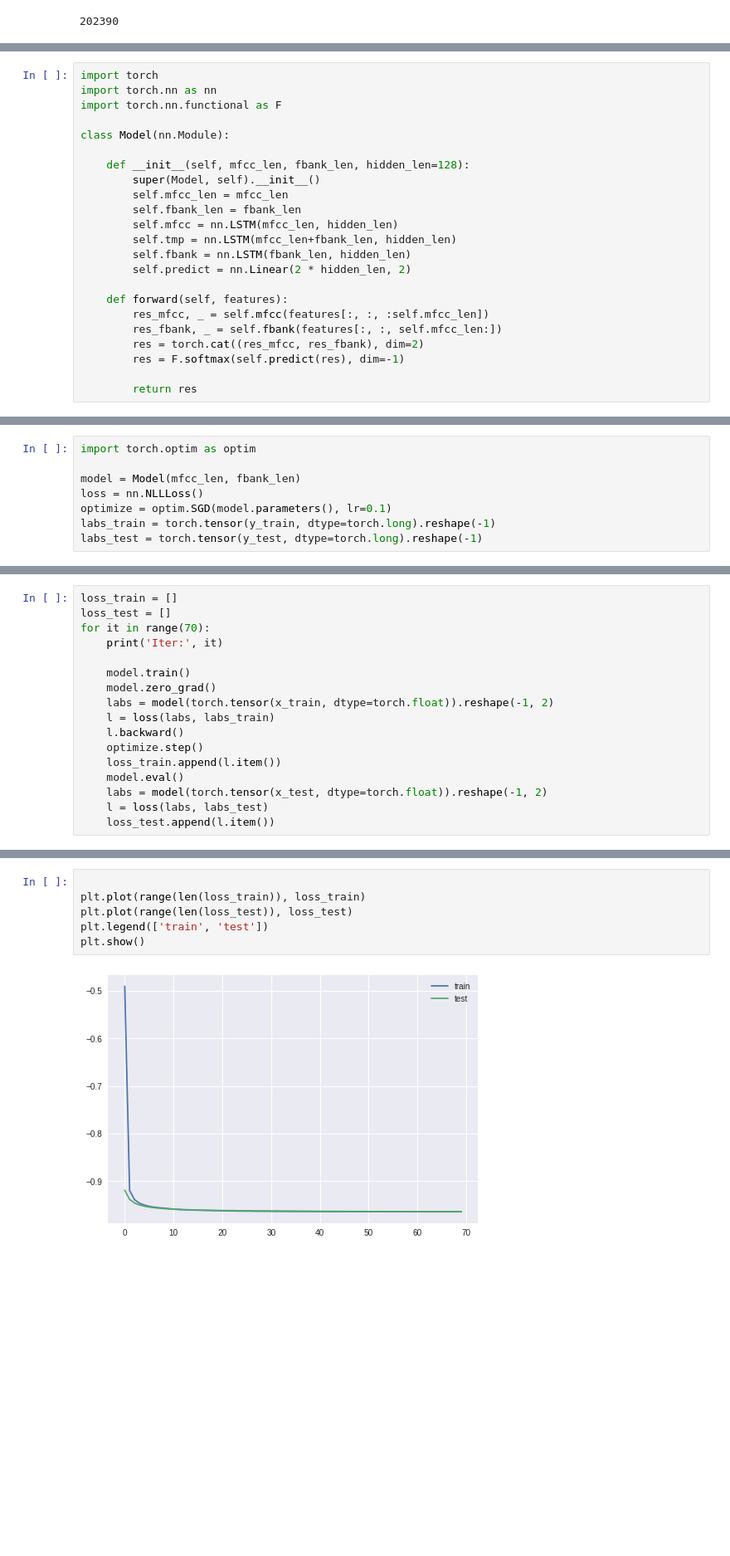
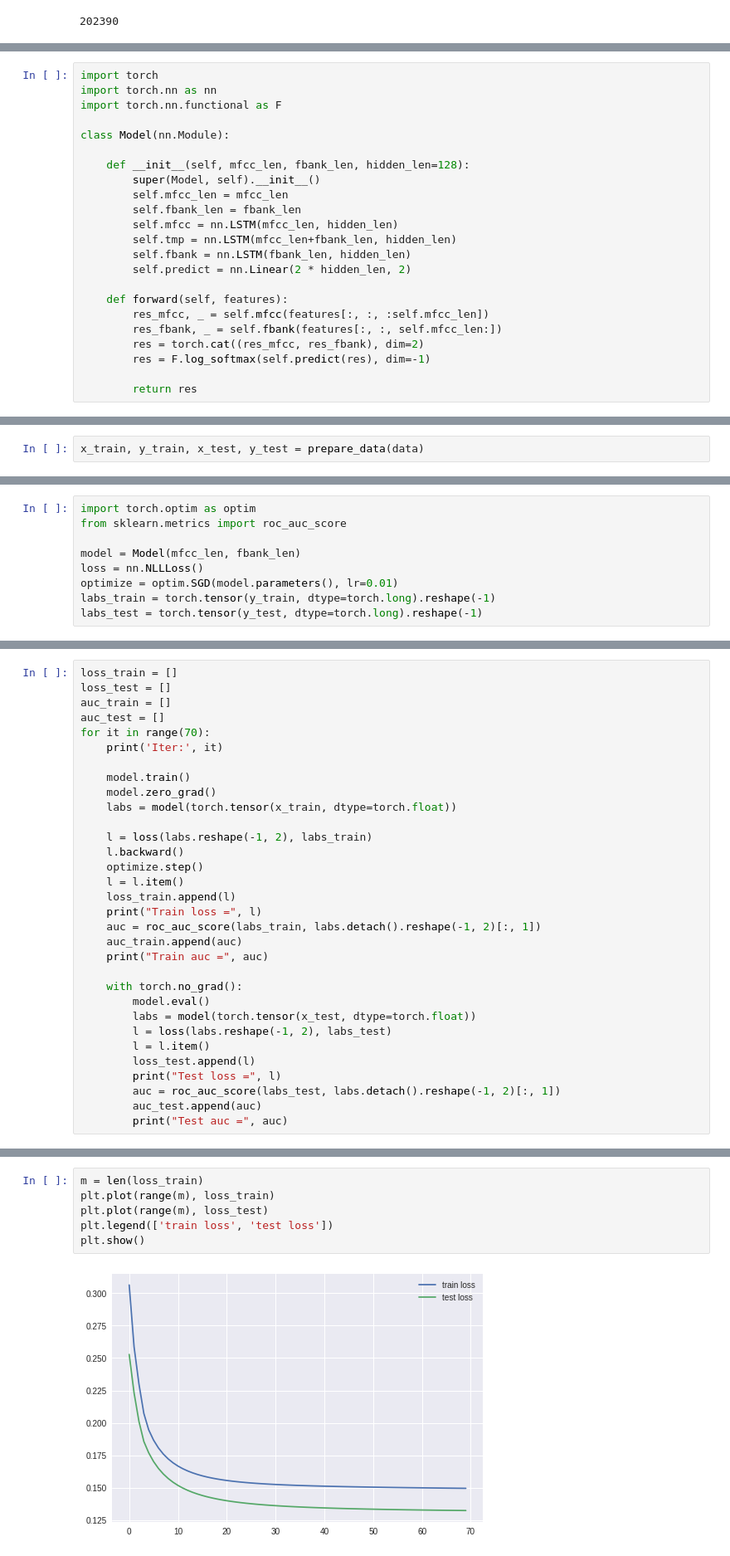
Before and after one commit to KatyaKos/speech_gen, a Jupyter notebook: hw2/homework/laugh.ipynb, the cells around one changed output, grey strips where cells are left out. Shown at 83% size. Drawn from its saved outputs; the diff is of its cells as text; blank space fills up the shorter version.

```diff
--- a/hw2/homework/laugh.ipynb
+++ b/hw2/homework/laugh.ipynb
@@ -98,6 +93,6 @@ class Model(nn.Module):
         res_mfcc, _ = self.mfcc(features[:, :, :self.mfcc_len])
         res_fbank, _ = self.fbank(features[:, :, self.mfcc_len:])
         res = torch.cat((res_mfcc, res_fbank), dim=2)
-        res = F.softmax(self.predict(res), dim=-1)
+        res = F.log_softmax(self.predict(res), dim=-1)
 
         return res
@@ -139,0 +134,2 @@ y_test (547, 74)
+# %%
+x_train, y_train, x_test, y_test = prepare_data(data)
@@ -140,8 +145,9 @@ y_test (547, 74)
 # %%
 import torch.optim as optim
+from sklearn.metrics import roc_auc_score
 
 model = Model(mfcc_len, fbank_len)
 loss = nn.NLLLoss()
-optimize = optim.SGD(model.parameters(), lr=0.1)
+optimize = optim.SGD(model.parameters(), lr=0.01)
 labs_train = torch.tensor(y_train, dtype=torch.long).reshape(-1)
 labs_test = torch.tensor(y_test, dtype=torch.long).reshape(-1)
@@ -154,19 +154,34 @@ torch.Size([2188, 74])
 # %%
 loss_train = []
 loss_test = []
+auc_train = []
+auc_test = []
 for it in range(70):
     print('Iter:', it)
 
     model.train()
     model.zero_grad()
-    labs = model(torch.tensor(x_train, dtype=torch.float)).reshape(-1, 2)
-    l = loss(labs, labs_train)
+    labs = model(torch.tensor(x_train, dtype=torch.float))
+
+    l = loss(labs.reshape(-1, 2), labs_train)
     l.backward()
     optimize.step()
-    loss_train.append(l.item())
-    model.eval()
-    labs = model(torch.tensor(x_test, dtype=torch.float)).reshape(-1, 2)
-    l = loss(labs, labs_test)
-    loss_test.append(l.item())
+    l = l.item()
+    loss_train.append(l)
+    print("Train loss =", l)
+    auc = roc_auc_score(labs_train, labs.detach().reshape(-1, 2)[:, 1])
+    auc_train.append(auc)
+    print("Train auc =", auc)
+
+    with torch.no_grad():
+        model.eval()
+        labs = model(torch.tensor(x_test, dtype=torch.float))
+        l = loss(labs.reshape(-1, 2), labs_test)
+        l = l.item()
+        loss_test.append(l)
+        print("Test loss =", l)
+        auc = roc_auc_score(labs_test, labs.detach().reshape(-1, 2)[:, 1])
+        auc_test.append(auc)
+        print("Test auc =", auc)
 # %% [output]
 Iter: 0
@@ -189,8 +204,8 @@ Iter: 69
 # %%
-
-plt.plot(range(len(loss_train)), loss_train)
-plt.plot(range(len(loss_test)), loss_test)
-plt.legend(['train', 'test'])
+m = len(loss_train)
+plt.plot(range(m), loss_train)
+plt.plot(range(m), loss_test)
+plt.legend(['train loss', 'test loss'])
 plt.show()
 # %% [output]
-[figure, old version]
+[figure, new version]
```
Also changed, not shown: parts of 24 cells of this notebook.
